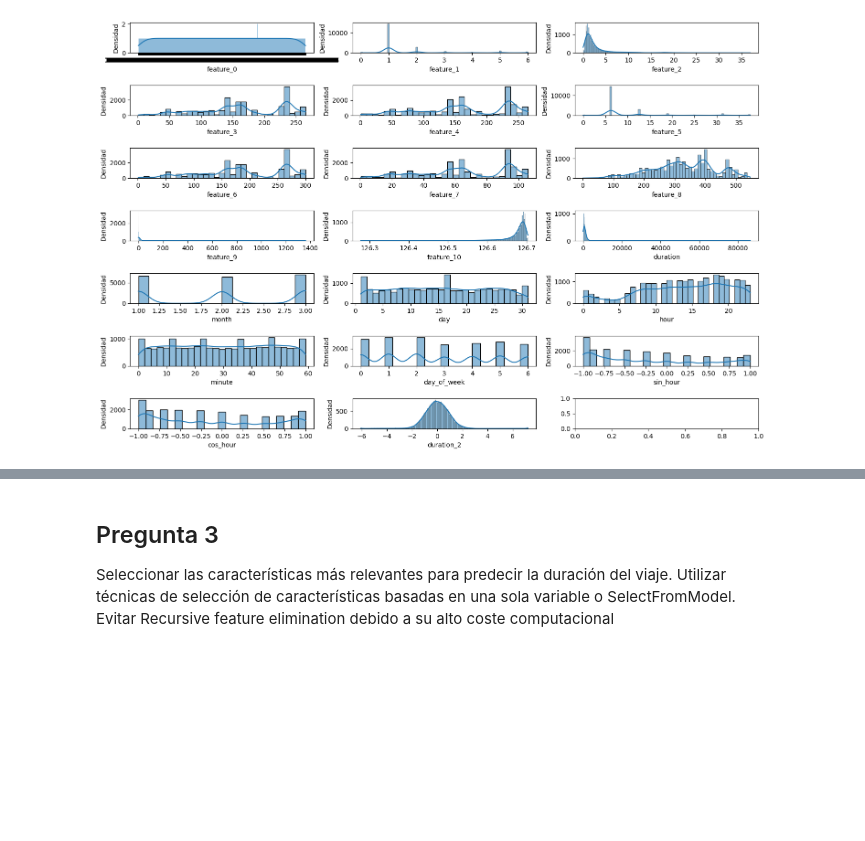
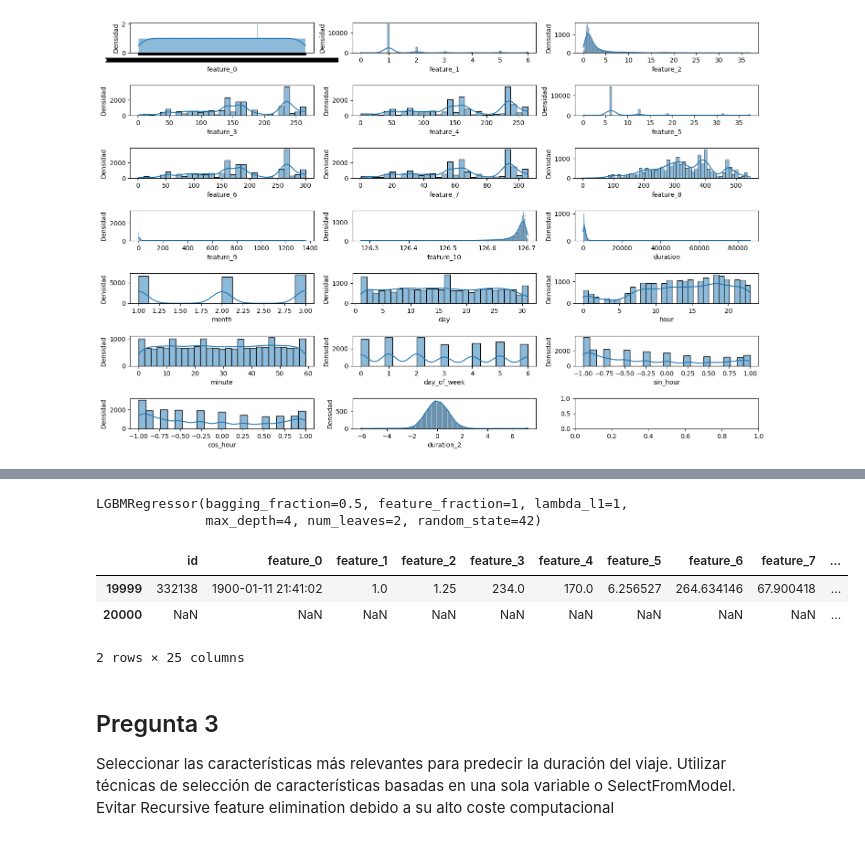
Before and after one commit to alvaropdr10/alvaro_2, a Jupyter notebook: practica_2.ipynb, the cells around one changed output, grey strips where cells are left out. Saved outputs shown, nothing was run; the diff lists cells and outputs as text; code cells hidden in the pictures; blank space fills up the shorter version.

```diff
--- a/practica_2.ipynb
+++ b/practica_2.ipynb
@@ -238,0 +283,24 @@ plt.show()
+# %%
+from sklearn.model_selection import GridSearchCV, RandomizedSearchCV
+import lightgbm as lgb
+
+parameters = {'learning_rate': [0.001, 0.01, 0.1],
+              'lambda_l1': [0, 0.1, 0.5, 1],
+              'bagging_fraction': [1, 0.7, 0.5],
+              'num_leaves': [2, 4, 6, 8],
+              'feature_fraction': [1, 0.7, 0.5],
+              'max_depth': [2, 4, 6, 8]}
+
+boost_grid = lgb.LGBMRegressor(random_state=random_state)
+clf = RandomizedSearchCV(boost_grid, parameters, n_jobs=-1, cv=5, verbose=0, n_iter=100)
+clf.fit(x_selected, y_train)
+
+from sklearn.metrics import mean_absolute_percentage_error, mean_squared_error
+
+def add_metrics(df, model_name, y_test, predictions):
+    rmse = mean_squared_error(y_test, predictions, squared=False)
+    ratio_error = round(rmse / y_test.mean() * 100, 2)
+    mape = mean_absolute_percentage_error(y_test, predictions)
+    df = df.append({'Model': model_name, 'RMSE': rmse, 'Ratio Error': ratio_error, 'MAPE': mape}, ignore_index=True)
+    df = df.drop_duplicates(subset=['Model'], keep='last')
+    return df
@@ -239,3 +311,17 @@ plt.show()
+# %%
+clf.best_estimator_
+# %% [output]
+LGBMRegressor(bagging_fraction=0.5, feature_fraction=1, lambda_l1=1,
+              max_depth=4, num_leaves=2, random_state=42)
+# %%
+summary_df = add_metrics(uber_data, 'lgbm optimized - v1', y_test, clf.predict(X_test_selected))
+# %%
+summary_df
+# %% [output]
+|  | id | feature_0 | feature_1 | feature_2 | feature_3 | feature_4 | feature_5 | feature_6 | feature_7 | ... |
+| 19999 | 332138 | 1900-01-11 21:41:02 | 1.0 | 1.25 | 234.0 | 170.0 | 6.256527 | 264.634146 | 67.900418 | ... |
+| 20000 | NaN | NaN | NaN | NaN | NaN | NaN | NaN | NaN | NaN | ... |
+2 rows × 25 columns
 # %% [markdown]
 <h2 id="p_1_3">Pregunta 3</h2>
 
```
Also changed, not shown: parts of 6 cells of this notebook.
